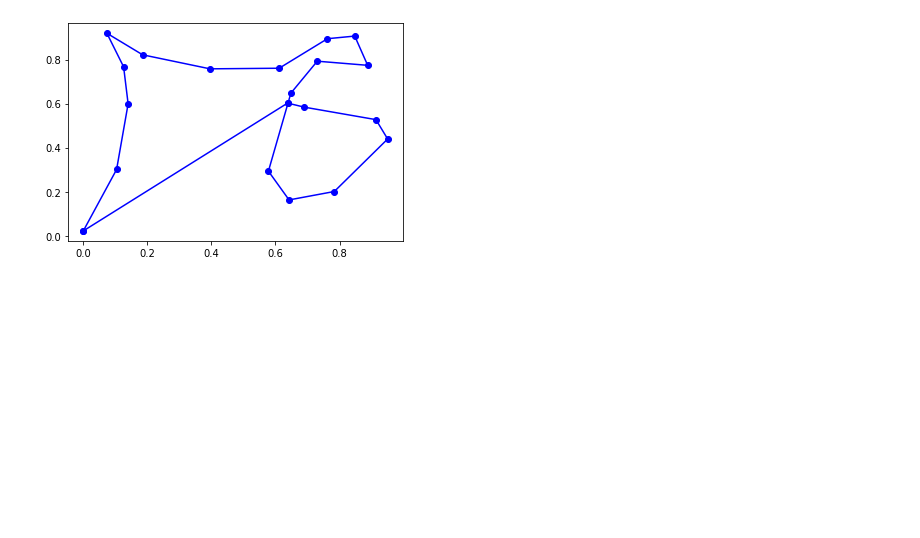
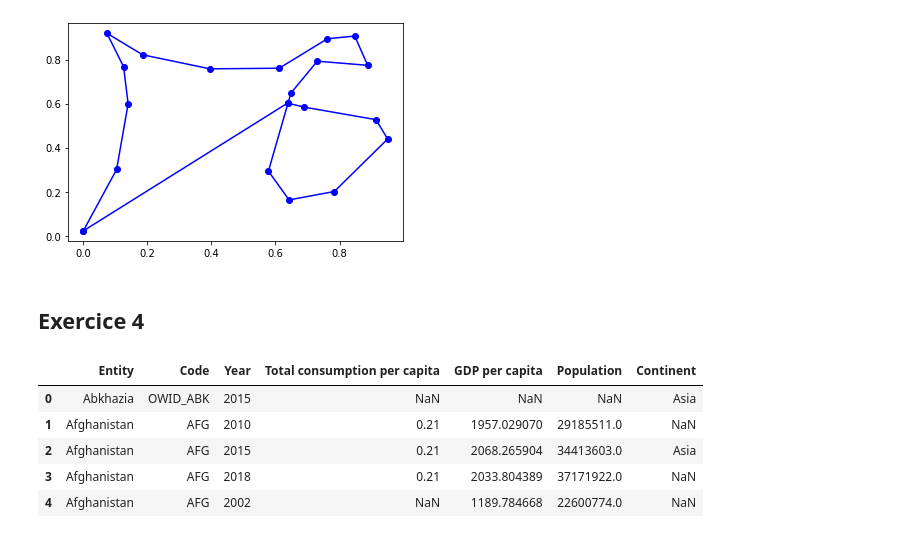
Before and after one commit to nhennetier/ENSAE-HEC-Python, a Jupyter notebook: TDs/TD6/TD6.ipynb, the cells around one changed output. Saved outputs shown, nothing was run; the diff lists cells and outputs as text; code cells hidden in the pictures; blank space fills up the shorter version.

```diff
--- a/TDs/TD6/TD6.ipynb
+++ b/TDs/TD6/TD6.ipynb
@@ -243,3 +258,17 @@ dessine_tour(villes, perm)
 # %% [output]
 4.108878147308314
 [figure]
+# %% [markdown]
+## Exercice 4
+# %%
+# Question 1
+df = pd.read_csv("alcohol-consumption-vs-gdp-per-capita.csv")
+df.columns = ["Entity", "Code", "Year", "Total consumption per capita", "GDP per capita", "Population", "Continent"]
+df.head()
+# %% [output]
+|  | Entity | Code | Year | Total consumption per capita | GDP per capita | Population | Continent |
+| 0 | Abkhazia | OWID_ABK | 2015 | NaN | NaN | NaN | Asia |
+| 1 | Afghanistan | AFG | 2010 | 0.21 | 1957.029070 | 29185511.0 | NaN |
+| 2 | Afghanistan | AFG | 2015 | 0.21 | 2068.265904 | 34413603.0 | Asia |
+| 3 | Afghanistan | AFG | 2018 | 0.21 | 2033.804389 | 37171922.0 | NaN |
+| 4 | Afghanistan | AFG | 2002 | NaN | 1189.784668 | 22600774.0 | NaN |
```
Also changed, not shown: parts of 12 cells of this notebook, 2 other files.
